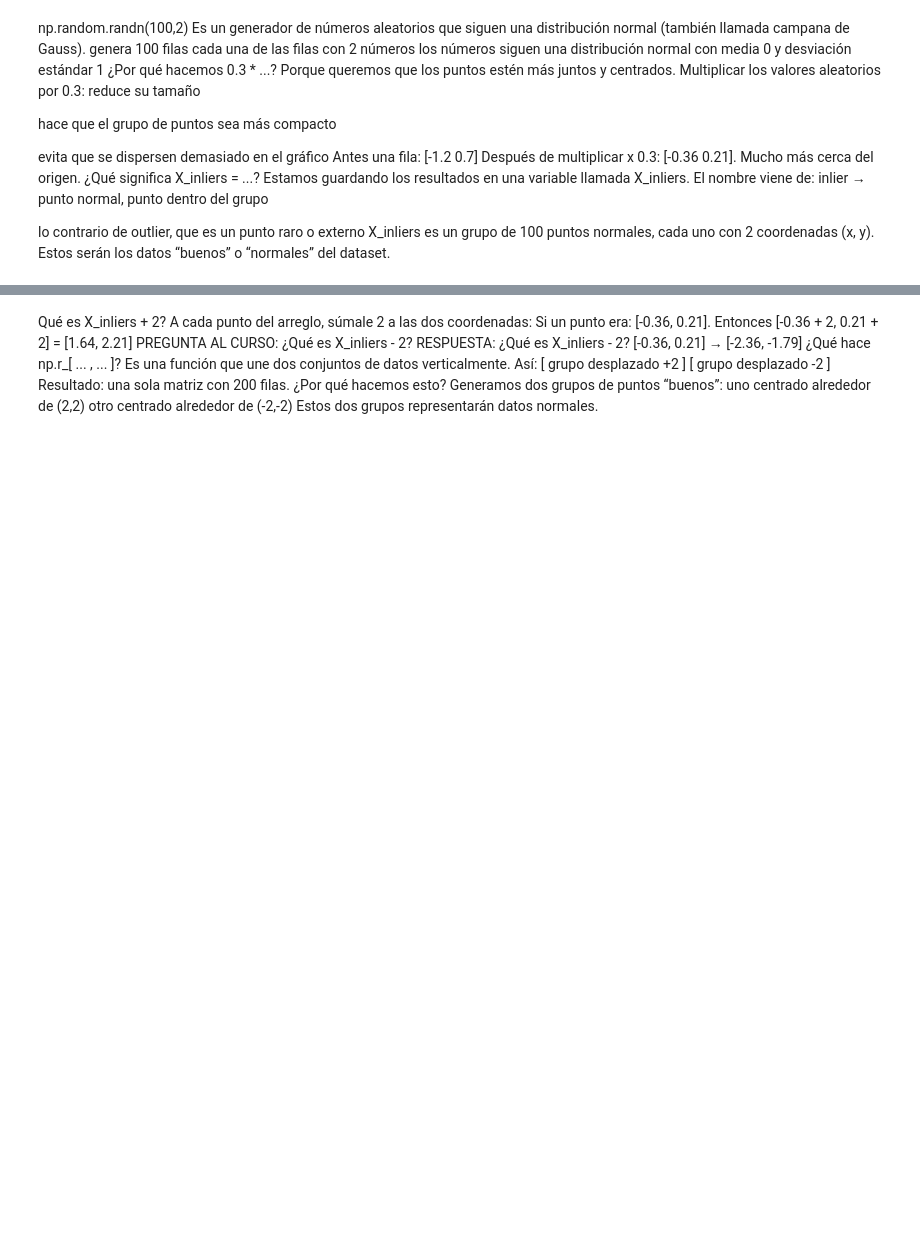
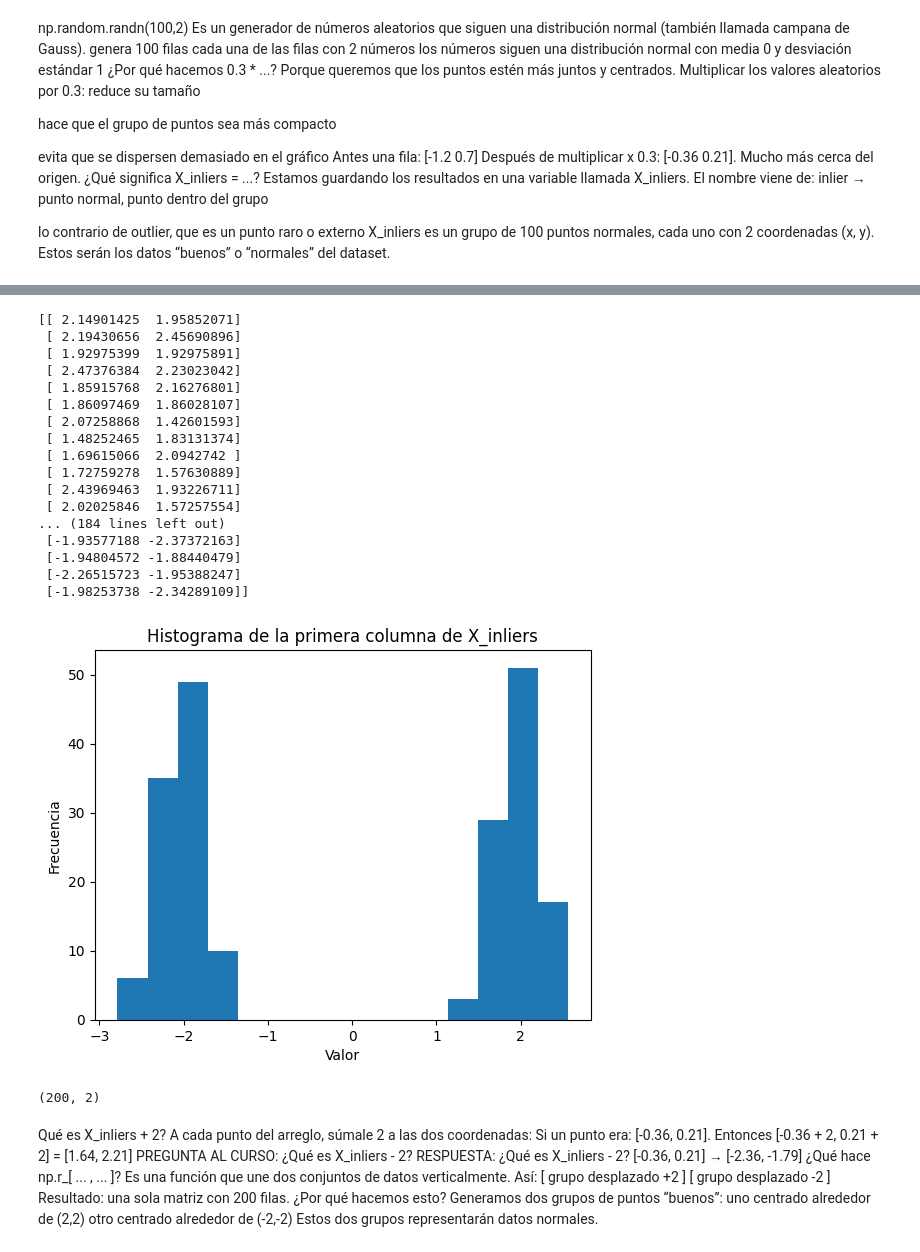
Before and after one commit to alexis06044/Evaluacion-formativa-2, a Jupyter notebook: Outliers.ipynb, the cells around one changed output, grey strips where cells are left out. Cells and saved outputs as stored; diff of their text form; code cells hidden in the pictures; blank space fills up the shorter version.

```diff
--- a/Outliers.ipynb
+++ b/Outliers.ipynb
@@ -55,5 +96,35 @@ Estos serán los datos “buenos” o “normales” del dataset.
 # %%
-X_inliers = np.r_[X_inliers + 2, X_inliers - 2]
+X_inliers2 = np.r_[X_inliers + 2, X_inliers - 2]
+print(X_inliers2)
+
+plt.hist(X_inliers2[:, 0], bins=15)
+plt.title("Histograma de la primera columna de X_inliers")
+plt.xlabel("Valor")
+plt.ylabel("Frecuencia")
+plt.show()
+# %% [output]
+[[ 2.14901425  1.95852071]
+ [ 2.19430656  2.45690896]
+ [ 1.92975399  1.92975891]
+ [ 2.47376384  2.23023042]
+ [ 1.85915768  2.16276801]
+ [ 1.86097469  1.86028107]
+ [ 2.07258868  1.42601593]
+ [ 1.48252465  1.83131374]
+ [ 1.69615066  2.0942742 ]
+ [ 1.72759278  1.57630889]
+ [ 2.43969463  1.93226711]
+ [ 2.02025846  1.57257554]
+... (184 lines left out)
+ [-1.93577188 -2.37372163]
+ [-1.94804572 -1.88440479]
+ [-2.26515723 -1.95388247]
+ [-1.98253738 -2.34289109]]
+[figure, added]
+# %%
+X_inliers2.shape
+# %% [output]
+(200, 2)
 # %% [markdown]
 Qué es X_inliers + 2?
 A cada punto del arreglo, súmale 2 a las dos coordenadas:
```
Also changed, not shown: parts of 30 cells of this notebook.
